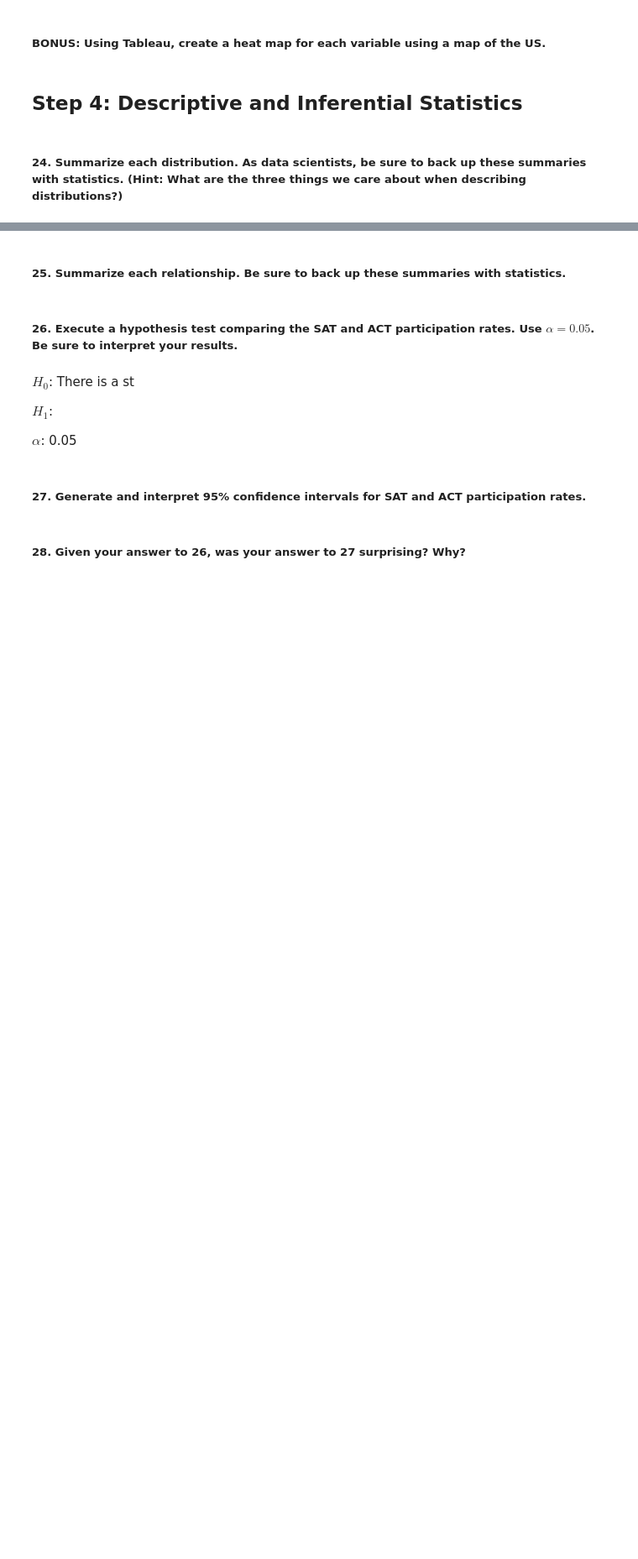
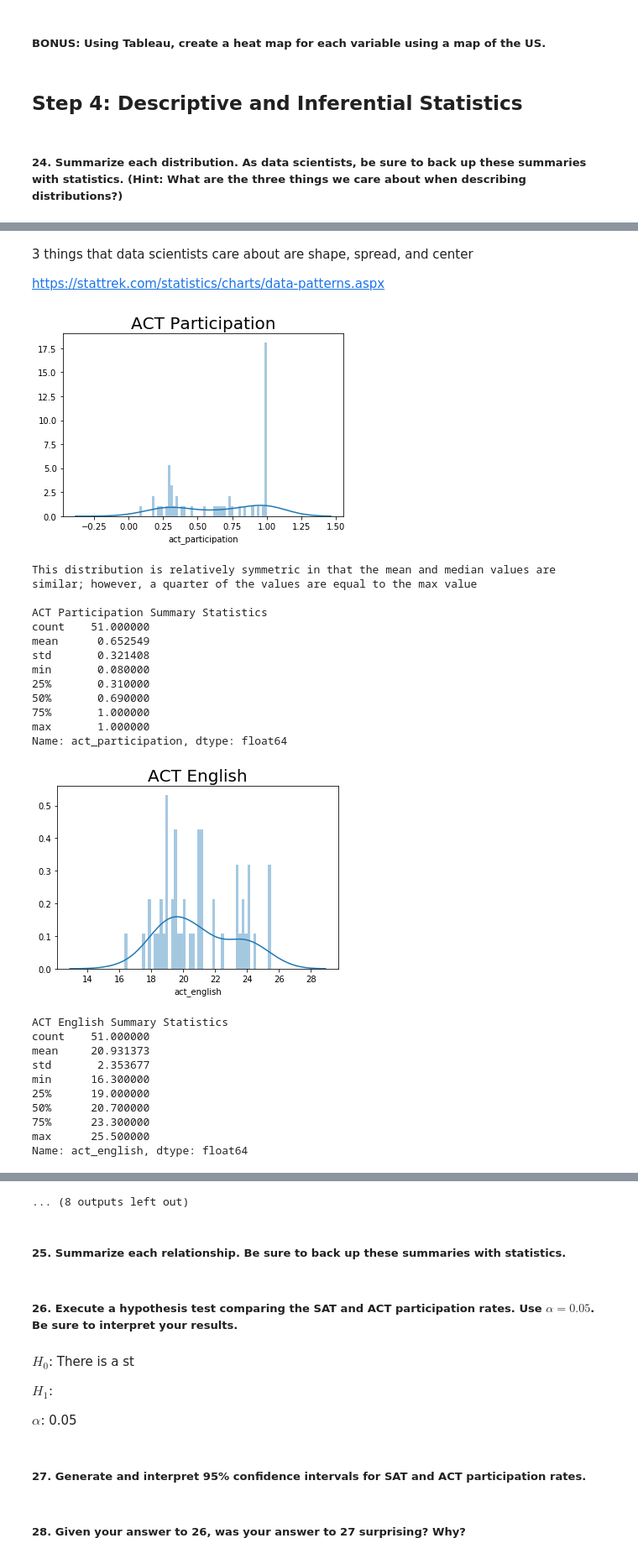
Before and after one commit to rajangdavis/Standardized-Testing-Participation-Exploration, a Jupyter notebook: rajan_davis_la/code/starter-code.ipynb, the cells around one changed output, grey strips where cells are left out. Shown at 84% size. Cells and saved outputs as stored; diff of their text form; code cells hidden in the pictures; blank space fills up the shorter version.

Commit message:
checking how things print

```diff
--- a/rajan_davis_la/code/starter-code.ipynb
+++ b/rajan_davis_la/code/starter-code.ipynb
@@ -486,0 +473,63 @@ merged_test_data_copy.describe()
+# %% [markdown]
+3 things that data scientists care about are shape, spread, and center
+
+https://stattrek.com/statistics/charts/data-patterns.aspx
+# %%
+summary_dict = {
+    "ACT Participation" : "This distribution is relatively symmetric in that the mean and median values are similar; however, a quarter of the values are equal to the max value.",
+    "ACT English" : "",
+    "ACT Math" : "",
+    "ACT Reading" : "",
+    "ACT Science" : "",
+    "ACT Composite" : "",
+    "SAT Participation" : "",
+    "SAT Evidence Based Reading and Writing" : "",
+    "SAT Math" : "",
+    "SAT Total" : ""
+}
+
+merged_stat_vals = merged_test_data_copy.describe()
+
+for column in merged_stat_vals.columns:
+    stat_vals = merged_stat_vals[column]
+    first_pass = column.replace("sat_","SAT*").replace("act_","ACT*").replace("_"," ")
+    second_pass = first_pass.split("*")
+    second_pass[1] = " ".join(list(map(lambda x: x.capitalize() if x != "and" else x,second_pass[1].split(" "))))
+    third_pass = " ".join([second_pass[0],second_pass[1]])
+    fig = plt.figure()
+    ax = fig.add_subplot(111)
+    ax.set_title(third_pass, fontdict={'fontsize':20})
+    sns.distplot(merged_test_data_copy[column], bins=50)
+    plt.show()
+    print()
+    print(summary_dict[third_pass])
+    print()
+    print('\x1b[1;31m' + third_pass + ' Summary Statistics\x1b[0m')
+    print(stat_vals)
+    for i in range(16):
+        print()
+# %% [output]
+[figure, added]
+This distribution is relatively symmetric in that the mean and median values are similar; however, a quarter of the values are equal to the max value
+
+ACT Participation Summary Statistics
+count    51.000000
+mean      0.652549
+std       0.321408
+min       0.080000
+25%       0.310000
+50%       0.690000
+75%       1.000000
+max       1.000000
+Name: act_participation, dtype: float64
+[figure, added]
+ACT English Summary Statistics
+count    51.000000
+mean     20.931373
+std       2.353677
+min      16.300000
+25%      19.000000
+50%      20.700000
+75%      23.300000
+max      25.500000
+Name: act_english, dtype: float64
@@ -487,3 +580,4 @@ merged_test_data_copy.describe()
+... (8 outputs left out)
 # %% [markdown]
 ##### 25. Summarize each relationship. Be sure to back up these summaries with statistics.
 # %%
```
Also changed, not shown: parts of 4 cells of this notebook.
